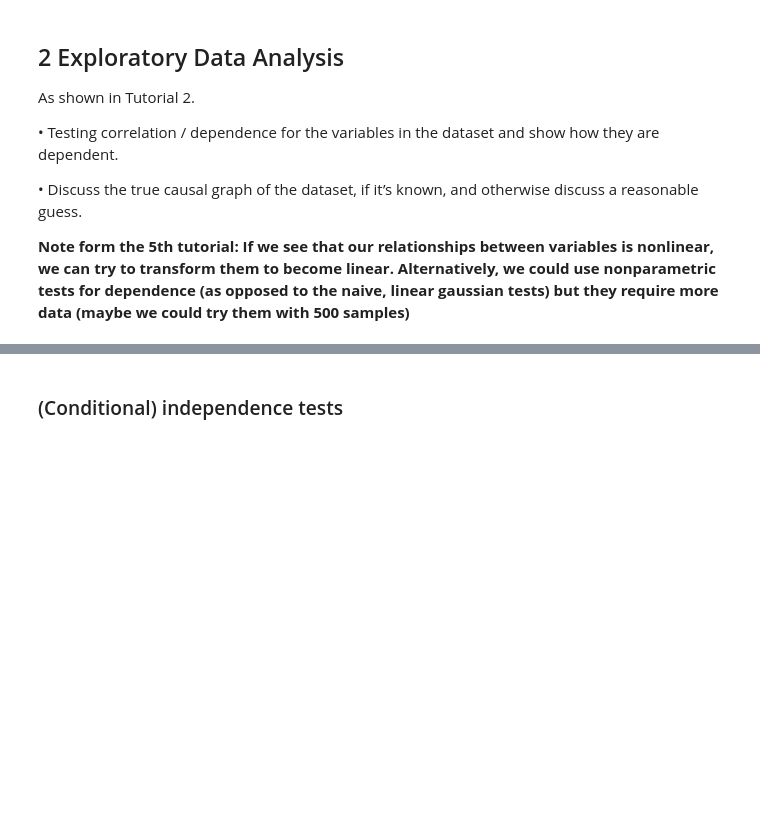
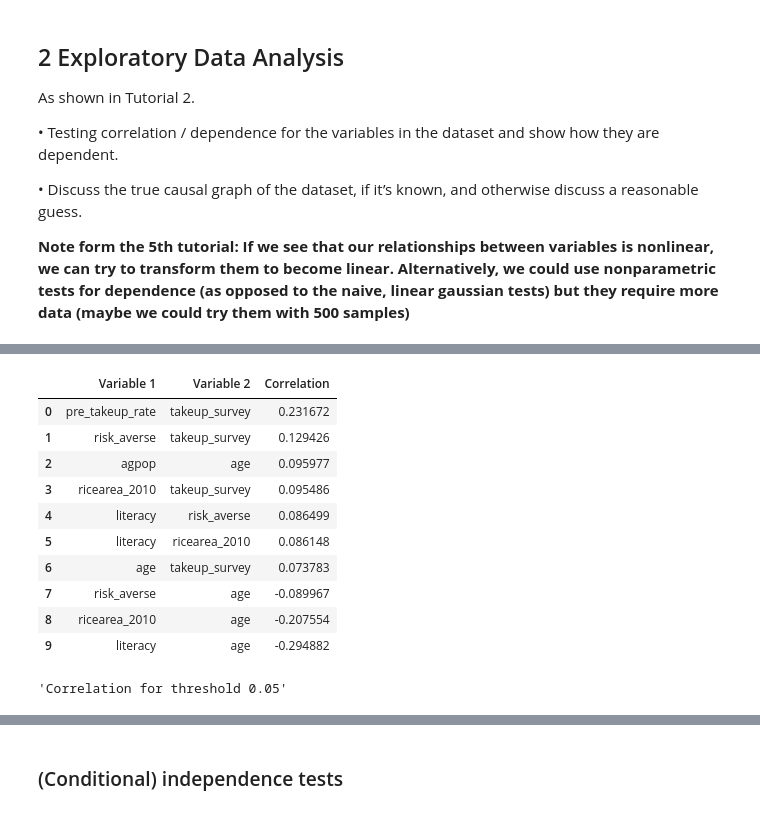
Before and after one commit to Dawlau/castle-doctrine-causality, a Jupyter notebook: causal-estimation.ipynb, the cells around one changed output, grey strips where cells are left out. Saved outputs shown, nothing was run; the diff lists cells and outputs as text; code cells hidden in the pictures; blank space fills up the shorter version.

```diff
--- a/causal-estimation.ipynb
+++ b/causal-estimation.ipynb
@@ -160,0 +234,30 @@ If we see that our relationships between variables is nonlinear, we can try to t
+# %%
+# Identifying pairs of highly correlated variables
+corr_threshold = 0.05
+
+# Creating a DataFrame to hold pairs of highly correlated variables
+high_corr_pairs = pd.DataFrame(columns=['Variable 1', 'Variable 2', 'Correlation'])
+
+for i in range(len(corr_matrix.columns)):
+    for j in range(i):
+        if abs(corr_matrix.iloc[i, j]) > corr_threshold:
+            high_corr_pairs = high_corr_pairs.append({
+                'Variable 1': corr_matrix.columns[i],
+                'Variable 2': corr_matrix.index[j],
+                'Correlation': corr_matrix.iloc[i, j]
+            }, ignore_index=True)
+
+display(high_corr_pairs.sort_values(by='Correlation', ascending=False).reset_index(drop=True), f'Correlation for threshold {corr_threshold}')
+# %% [output]
+|  | Variable 1 | Variable 2 | Correlation |
+| 0 | pre_takeup_rate | takeup_survey | 0.231672 |
+| 1 | risk_averse | takeup_survey | 0.129426 |
+| 2 | agpop | age | 0.095977 |
+| 3 | ricearea_2010 | takeup_survey | 0.095486 |
+| 4 | literacy | risk_averse | 0.086499 |
+| 5 | literacy | ricearea_2010 | 0.086148 |
+| 6 | age | takeup_survey | 0.073783 |
+| 7 | risk_averse | age | -0.089967 |
+| 8 | ricearea_2010 | age | -0.207554 |
+| 9 | literacy | age | -0.294882 |
+'Correlation for threshold 0.05'
```
Also changed, not shown: parts of 10 cells of this notebook.
